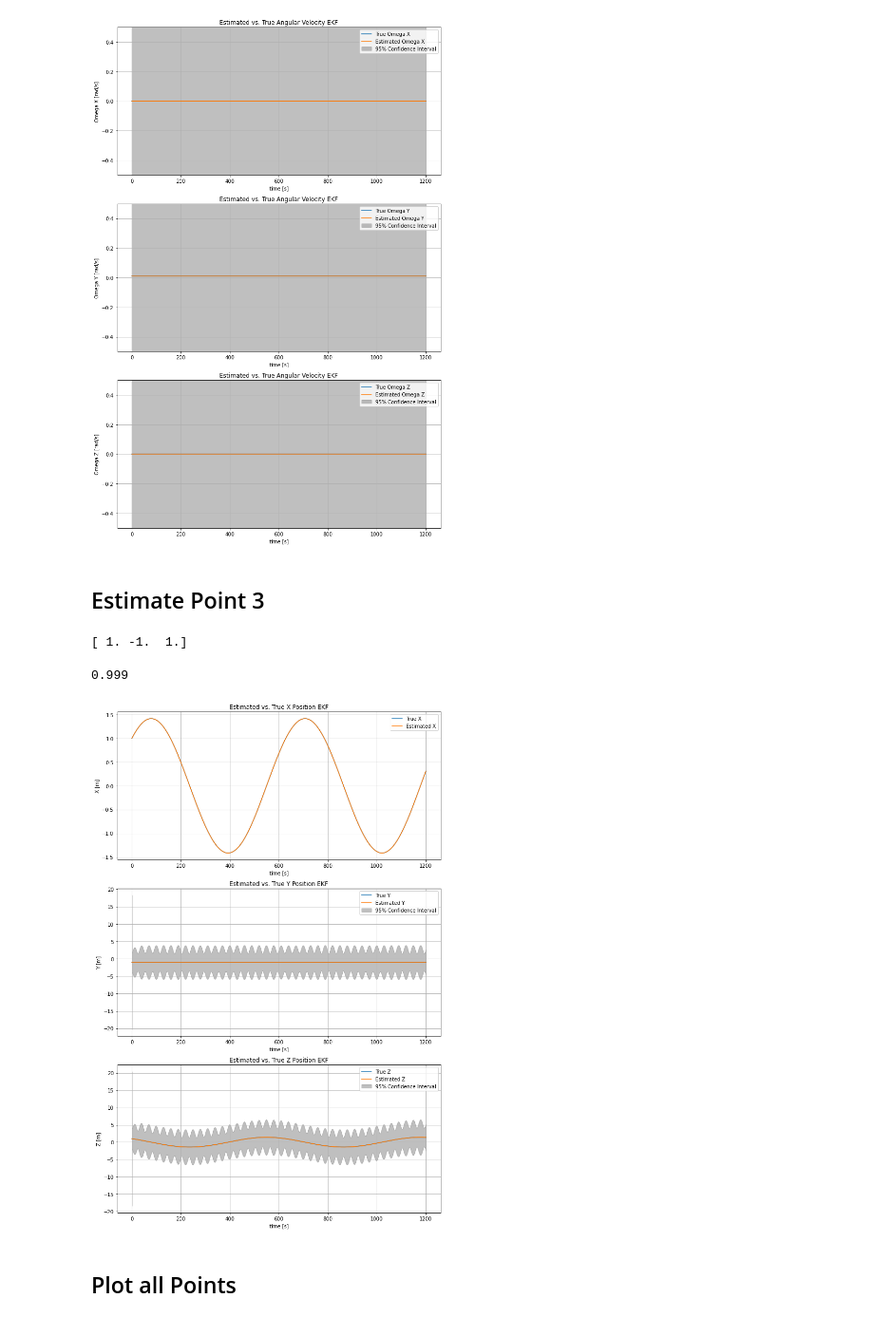
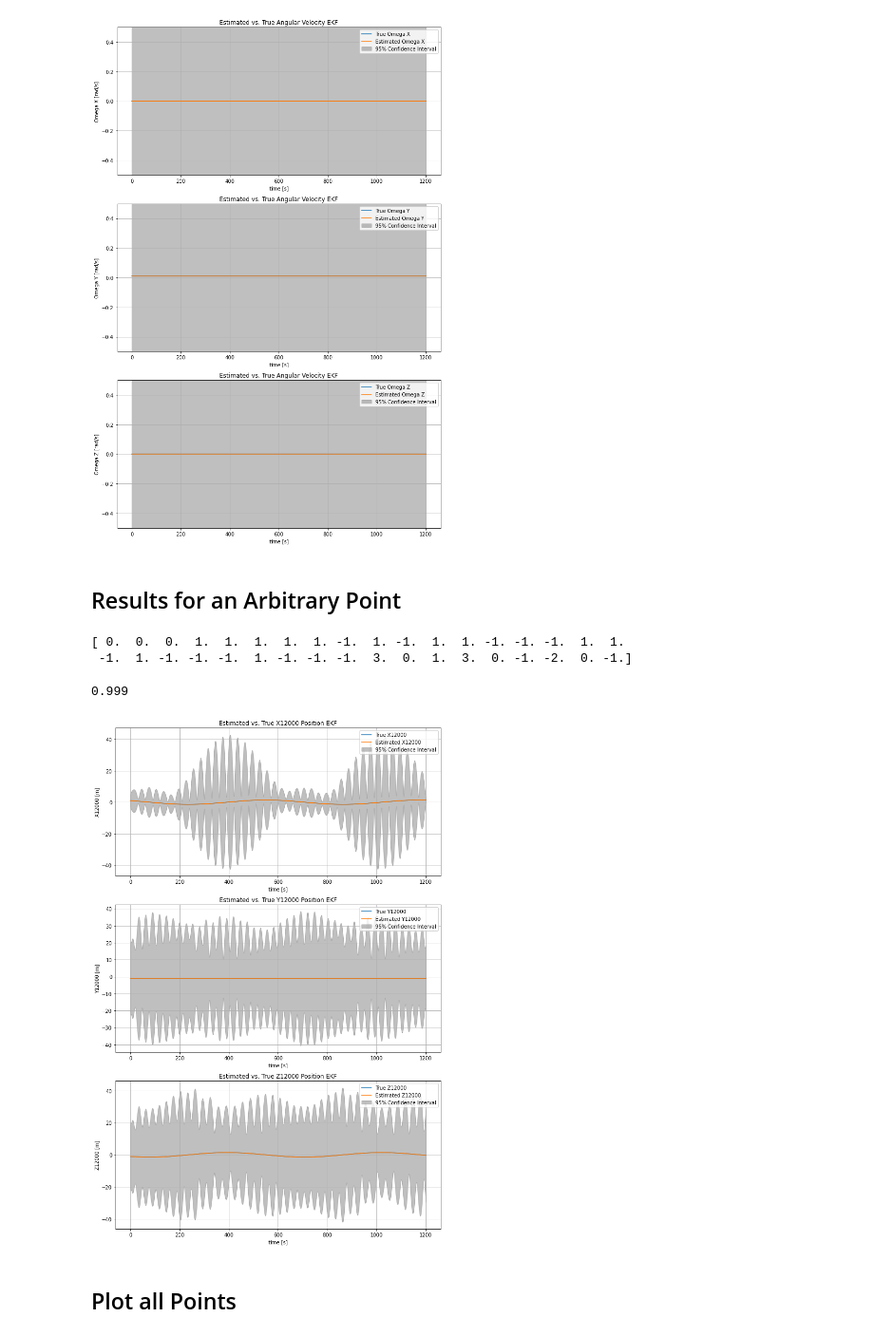
Before and after one commit to annasulzer/273-final-project, a Jupyter notebook: simulate_playground_EKF.ipynb, the cells around one changed output. Shown at 95% size. Cells and saved outputs as stored; diff of their text form; code cells hidden in the pictures.

Commit message:
implemented attitude and plotting. works well with and without occlusions. P is a bit funky but not too concerned

```diff
--- a/simulate_playground_EKF.ipynb
+++ b/simulate_playground_EKF.ipynb
@@ -65,9 +72,9 @@ debris_points = np.array([[1,1,1],[1,1,-1],[1,-1,1],[1,-1,-1],[-1,1,1],[-1,1,-1]
     # Initialize the Quaternion for Debris Rotation.
     # Given any normalized direction vector [nx,ny,nz] and angular rotation [omega], the quaternion is of the
     # form: [nx*sin(omega/2),ny*sin(omega/2),nz*sin(omega/2),cos(omega/2)]
-omega = .01 # rad/s
+
 quat = np.array([0,1*np.sin(omega/2),0,np.cos(omega/2)])
 
 # Initialize the Debris Object
 deb = sim.debris(debris_points,quat, del_t)
-mtest = sim.MeasurementModel(deb,np.array([o1,o2,o3]),del_t, n_blind=0)
+mtest = sim.MeasurementModel(deb,np.array([o1,o2,o3]),del_t, n_blind=3)
@@ -151,73 +161,81 @@ plt.tight_layout()
 plt.show()
 # %% [output]
 [figure]
-# %% [markdown]
-## Estimate Point 3
+# %% [markdown]
+## Results for an Arbitrary Point
 # %%
-posehist = np.zeros((3, len(time_array)))
+posehist = np.zeros((36, len(time_array)))
 
 for t in range(len(time_array)):
-    debr = deb[t].T.flatten()
-    posehist[:, t] = debr[6:9]
+    posehist[3:, t] = deb[t].T.flatten()
 
 posehist = posehist.T
 print(posehist[0])
 # %% [output]
-[ 1. -1.  1.]
+[ 0.  0.  0.  1.  1.  1.  1.  1. -1.  1. -1.  1.  1. -1. -1. -1.  1.  1.
+ -1.  1. -1. -1. -1.  1. -1. -1. -1.  3.  0.  1.  3.  0. -1. -2.  0. -1.]
 # %%
 x_est_hist[0, 11]
 # %% [output]
 0.999
 # %%
+point = 3
 time_step = del_t
 time_array = np.arange(0, sim_time, time_step)
 
 
-std_dev_heading = np.sqrt(P_est_hist[:, 2, 2])
-confidence_interval_heading = 1.96 * std_dev_heading #95%
+x_index = 3 + point * 3
+y_index = 4 + point * 3
+z_index = 5 + point * 3
 
-std_dev_x = np.sqrt(P_est_hist[:, 0, 0])
+# Calculate confidence intervals
+std_dev_x = np.sqrt(P_est_hist[:, x_index, x_index])
 confidence_interval_x = 1.96 * std_dev_x
 
-std_dev_y = np.sqrt(P_est_hist[:, 1, 1])
+std_dev_y = np.sqrt(P_est_hist[:, y_index, y_index])
 confidence_interval_y = 1.96 * std_dev_y
 
+std_dev_z = np.sqrt(P_est_hist[:, z_index, z_index])
+confidence_interval_z = 1.96 * std_dev_z # 95%
+
 fig, axs = plt.subplots(3, 1, figsize=(10, 15))
-
-axs[0].plot(time_array, posehist[:, 0], label="True X")
-axs[0].plot(time_array, x_est_hist[:, 9], label="Estimated X")
-axs[0].fill_between(time_array, x_est_hist[:,9] - confidence_interval_x, x_est_hist[:, 9] + confidence_interval_x, color='gray', alpha=0.5, label="95% Confidence Interval")
+# Plot X Position
+axs[0].plot(time_array, posehist[:, x_index], label=f"True X{i+1}")
+axs[0].plot(time_array, x_est_hist[:, x_index], label=f"Estimated X{i+1}")
+axs[0].fill_between(time_array, x_est_hist[:, x_index] - confidence_interval_x, x_est_hist[:, x_index] + confidence_interval_x, color='gray', alpha=0.5, label="95% Confidence Interval")
 axs[0].set_xlabel('time [s]')
-axs[0].set_ylabel('X [m]')
+axs[0].set_ylabel(f'X{i+1} [m]')
 axs[0].legend()
 axs[0].grid(True)
-axs[0].set_title('Estimated vs. True X Position EKF')
+axs[0].set_title(f'Estimated vs. True X{i+1} Position EKF')
 
 # Plot Y Position
-axs[1].plot(time_array, posehist[:, 1], label="True Y")
-axs[1].plot(time_array, x_est_hist[:, 10], label="Estimated Y")
-axs[1].fill_between(time_array,  x_est_hist[:, 10] - confidence_interval_y, x_est_hist[:, 10] + confidence_interval_y, color='gray', alpha=0.5, label="95% Confidence Interval")
+axs[1].plot(time_array, posehist[:, y_index], label=f"True Y{i+1}")
+axs[1].plot(time_array, x_est_hist[:, y_index], label=f"Estimated Y{i+1}")
+axs[1].fill_between(time_array, x_est_hist[:, y_index] - confidence_interval_y, x_est_hist[:, y_index] + confidence_interval_y, color='gray', alpha=0.5, label="95% Confidence Interval")
 axs[1].set_xlabel('time [s]')
-axs[1].set_ylabel('Y [m]')
+axs[1].set_ylabel(f'Y{i+1} [m]')
 axs[1].legend()
 axs[1].grid(True)
-axs[1].set_title('Estimated vs. True Y Position EKF')
+axs[1].set_title(f'Estimated vs. True Y{i+1} Position EKF')
 
-axs[2].plot(time_array, posehist[:, 2], label="True Z")
-axs[2].plot(time_array, x_est_hist[:, 11], label="Estimated Z")
-axs[2].fill_between(time_array, x_est_hist[:, 11] - confidence_interval_heading, x_est_hist[:, 11] + confidence_interval_heading, color='gray', alpha=0.5, label="95% Confidence Interval")
+# Plot Z Position
+axs[2].plot(time_array, posehist[:, z_index], label=f"True Z{i+1}")
+axs[2].plot(time_array, x_est_hist[:, z_index], label=f"Estimated Z{i+1}")
+axs[2].fill_between(time_array, x_est_hist[:, z_index] - confidence_interval_z, x_est_hist[:, z_index] + confidence_interval_z, color='gray', alpha=0.5, label="95% Confidence Interval")
 axs[2].set_xlabel('time [s]')
-axs[2].set_ylabel('Z [m]')
+axs[2].set_ylabel(f'Z{i+1} [m]')
 axs[2].legend()
 axs[2].grid(True)
-axs[2].set_title('Estimated vs. True Z Position EKF')
+axs[2].set_title(f'Estimated vs. True Z{i+1} Position EKF')
+
 
 plt.tight_layout()
 plt.show()
 
 
-fig.savefig("position of a point case 2.png", dpi=300, bbox_inches="tight")
+fig.savefig("position of point.png", dpi=300, bbox_inches="tight")
 # %% [output]
-[figure, old version]
+[figure, new version]
 # %% [markdown]
 ## Plot all Points
```
Also changed, not shown: parts of 14 cells of this notebook, 1 other file.
